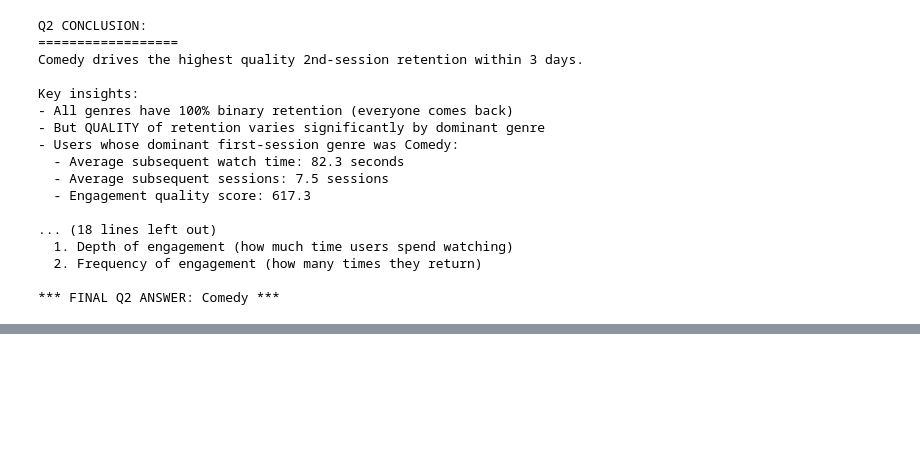
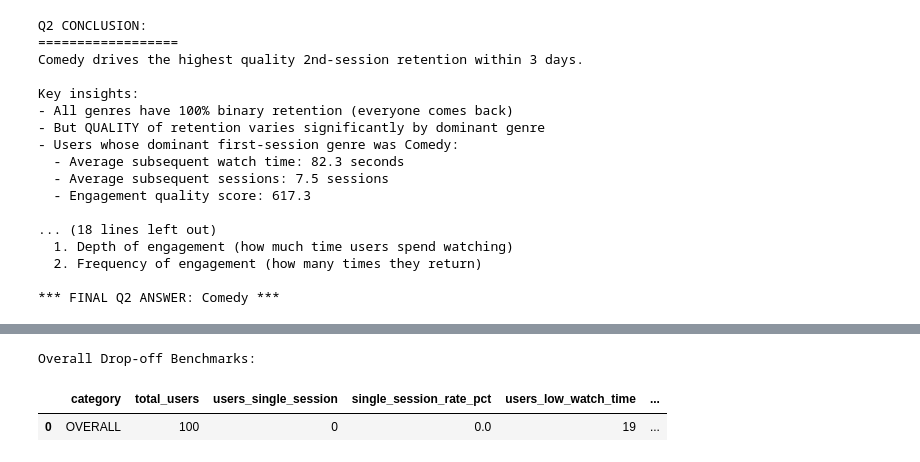
Before and after one commit to ndias021/streampro-assignment-etl, a Jupyter notebook: src/notebooks/analysis.ipynb, the cells around one changed output, grey strips where cells are left out. Saved outputs shown, nothing was run; the diff lists cells and outputs as text; code cells hidden in the pictures; blank space fills up the shorter version.

```diff
--- a/src/notebooks/analysis.ipynb
+++ b/src/notebooks/analysis.ipynb
@@ -538,0 +723,62 @@ Key insights:
+# %%
+# Calculate overall drop-off benchmarks for comparison
+overall_benchmarks = conn.execute("""
+    WITH user_first_sessions AS (
+        SELECT
+            user_id,
+            MIN(session_id) as first_session_id,
+            SUBSTRING(MIN(timestamp), 1, 10) as first_session_date
+        FROM trusted_events
+        GROUP BY user_id
+    ),
+    first_session_watch_times AS (
+        SELECT
+            ufs.user_id,
+            SUM(CASE WHEN e.event_name = 'watch_time' THEN CAST(e.value AS DOUBLE) ELSE 0 END) as first_session_watch_time
+        FROM user_first_sessions ufs
+        INNER JOIN trusted_events e
+            ON ufs.user_id = e.user_id
+            AND ufs.first_session_id = e.session_id
+        GROUP BY ufs.user_id
+    ),
+    user_session_counts AS (
+        SELECT
+            user_id,
+            COUNT(DISTINCT session_id) as total_sessions
+        FROM trusted_events
+        GROUP BY user_id
+    ),
+    day1_retention AS (
+        SELECT
+            ufs.user_id,
+            CASE WHEN COUNT(DISTINCT e.session_id) > 0 THEN 1 ELSE 0 END as returned_day1
+        FROM user_first_sessions ufs
+        LEFT JOIN trusted_events e
+            ON ufs.user_id = e.user_id
+            AND e.session_id > ufs.first_session_id
+            AND SUBSTRING(e.timestamp, 1, 10) = CAST(DATE_ADD(CAST(ufs.first_session_date AS DATE), INTERVAL 1 DAY) AS VARCHAR)
+        GROUP BY ufs.user_id
+    )
+    SELECT
+        'OVERALL' as category,
+        COUNT(DISTINCT ufs.user_id) as total_users,
+        COUNT(DISTINCT CASE WHEN usc.total_sessions = 1 THEN ufs.user_id END) as users_single_session,
+        ROUND(100.0 * COUNT(DISTINCT CASE WHEN usc.total_sessions = 1 THEN ufs.user_id END) / COUNT(DISTINCT ufs.user_id), 1) as single_session_rate_pct,
+        COUNT(DISTINCT CASE WHEN fswt.first_session_watch_time < 5 THEN ufs.user_id END) as users_low_watch_time,
+        ROUND(100.0 * COUNT(DISTINCT CASE WHEN fswt.first_session_watch_time < 5 THEN ufs.user_id END) / COUNT(DISTINCT ufs.user_id), 1) as low_watch_time_rate_pct,
+        COUNT(DISTINCT CASE WHEN dr.returned_day1 = 0 THEN ufs.user_id END) as users_no_day1_return,
+        ROUND(100.0 * COUNT(DISTINCT CASE WHEN dr.returned_day1 = 0 THEN ufs.user_id END) / COUNT(DISTINCT ufs.user_id), 1) as no_day1_return_rate_pct,
+        ROUND(AVG(fswt.first_session_watch_time), 1) as avg_first_session_watch_time,
+        ROUND(AVG(usc.total_sessions), 1) as avg_total_sessions
+    FROM user_first_sessions ufs
+    LEFT JOIN first_session_watch_times fswt ON ufs.user_id = fswt.user_id
+    LEFT JOIN user_session_counts usc ON ufs.user_id = usc.user_id
+    LEFT JOIN day1_retention dr ON ufs.user_id = dr.user_id
+""").df()
+
+print("Overall Drop-off Benchmarks:")
+overall_benchmarks
+# %% [output]
+Overall Drop-off Benchmarks:
+|  | category | total_users | users_single_session | single_session_rate_pct | users_low_watch_time | ... |
+| 0 | OVERALL | 100 | 0 | 0.0 | 19 | ... |
```
Also changed, not shown: parts of 7 cells of this notebook.
